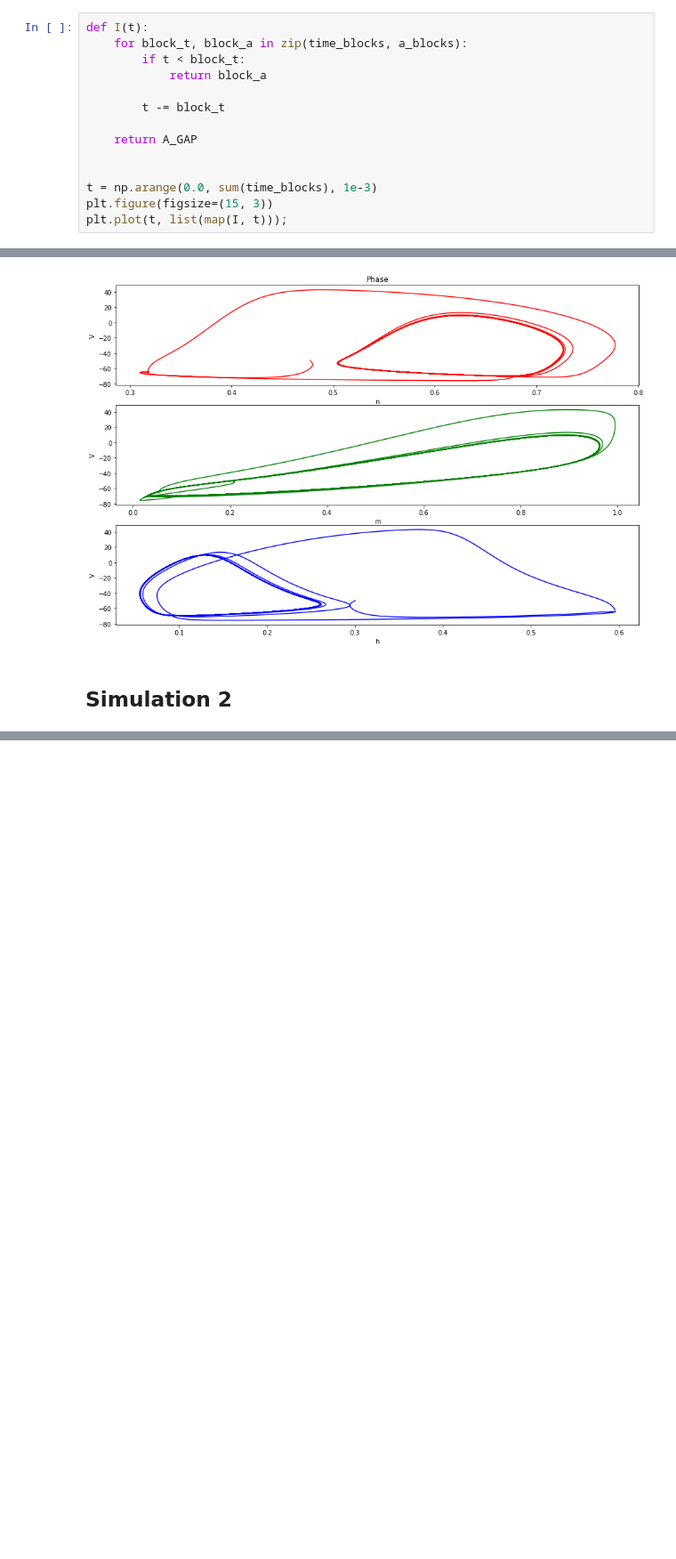
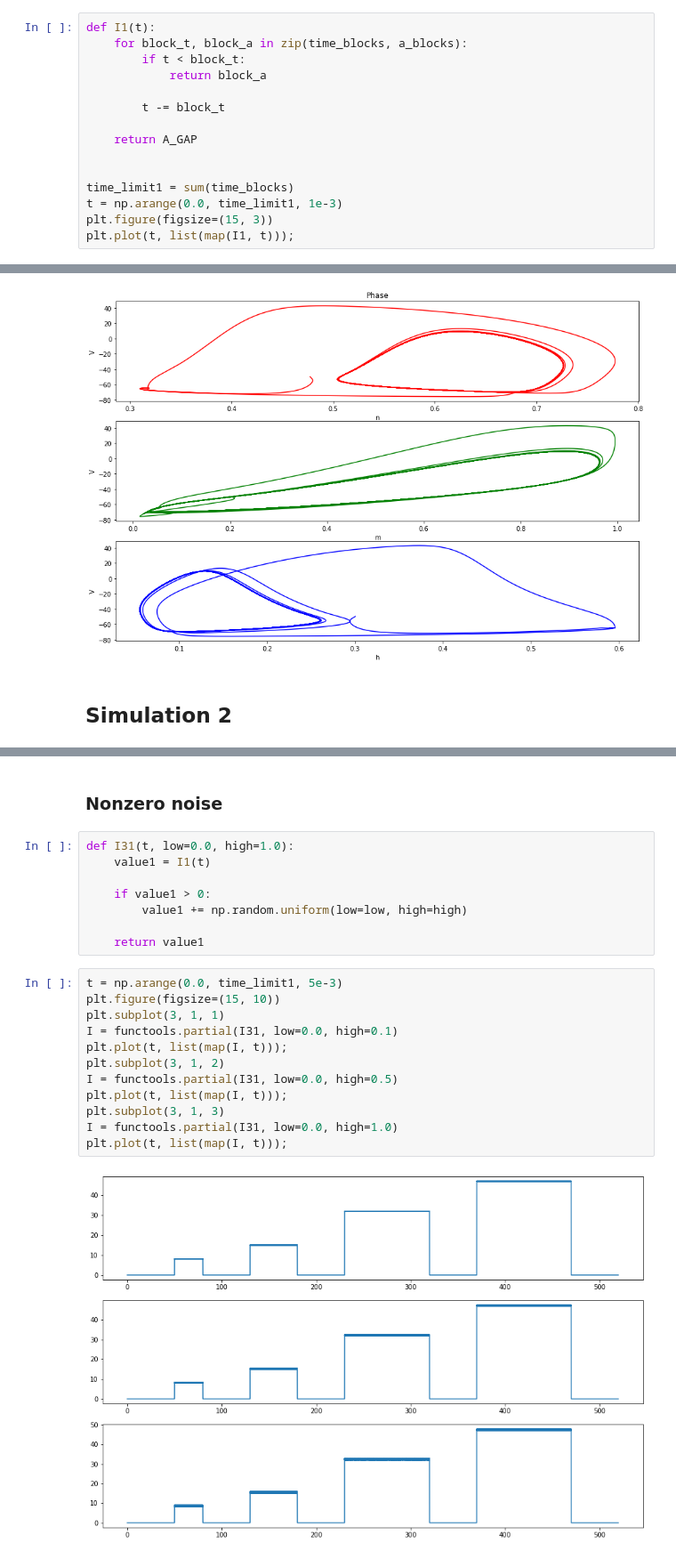
Before and after one commit to stasbel/neuroscience, a Jupyter notebook: task01/task01.ipynb, the cells around one changed output, grey strips where cells are left out. Shown at 89% size. Saved outputs shown, nothing was run; the diff lists cells and outputs as text; blank space fills up the shorter version.

```diff
--- a/task01/task01.ipynb
+++ b/task01/task01.ipynb
@@ -81,7 +82,7 @@ time_blocks, a_blocks
 (array([ 50,  30,  50,  50,  50,  90,  50, 100,  50]),
  array([ 0,  8,  0, 15,  0, 32,  0, 47,  0]))
 # %%
-def I(t):
+def I1(t):
     for block_t, block_a in zip(time_blocks, a_blocks):
         if t < block_t:
             return block_a
@@ -91,9 +92,10 @@ def I(t):
     return A_GAP
 
 
-t = np.arange(0.0, sum(time_blocks), 1e-3)
+time_limit1 = sum(time_blocks)
+t = np.arange(0.0, time_limit1, 1e-3)
 plt.figure(figsize=(15, 3))
-plt.plot(t, list(map(I, t)));
+plt.plot(t, list(map(I1, t)));
 # %% [output]
 [figure]
 # %%
@@ -225,0 +230,24 @@ plot(t, y)
+# %% [markdown]
+### Nonzero noise
+# %%
+def I31(t, low=0.0, high=1.0):
+    value1 = I1(t)
+
+    if value1 > 0:
+        value1 += np.random.uniform(low=low, high=high)
+
+    return value1
+# %%
+t = np.arange(0.0, time_limit1, 5e-3)
+plt.figure(figsize=(15, 10))
+plt.subplot(3, 1, 1)
+I = functools.partial(I31, low=0.0, high=0.1)
+plt.plot(t, list(map(I, t)));
+plt.subplot(3, 1, 2)
+I = functools.partial(I31, low=0.0, high=0.5)
+plt.plot(t, list(map(I, t)));
+plt.subplot(3, 1, 3)
+I = functools.partial(I31, low=0.0, high=1.0)
+plt.plot(t, list(map(I, t)));
+# %% [output]
+[figure, added]
```
Also changed, not shown: parts of 13 cells of this notebook, 5 other files.
